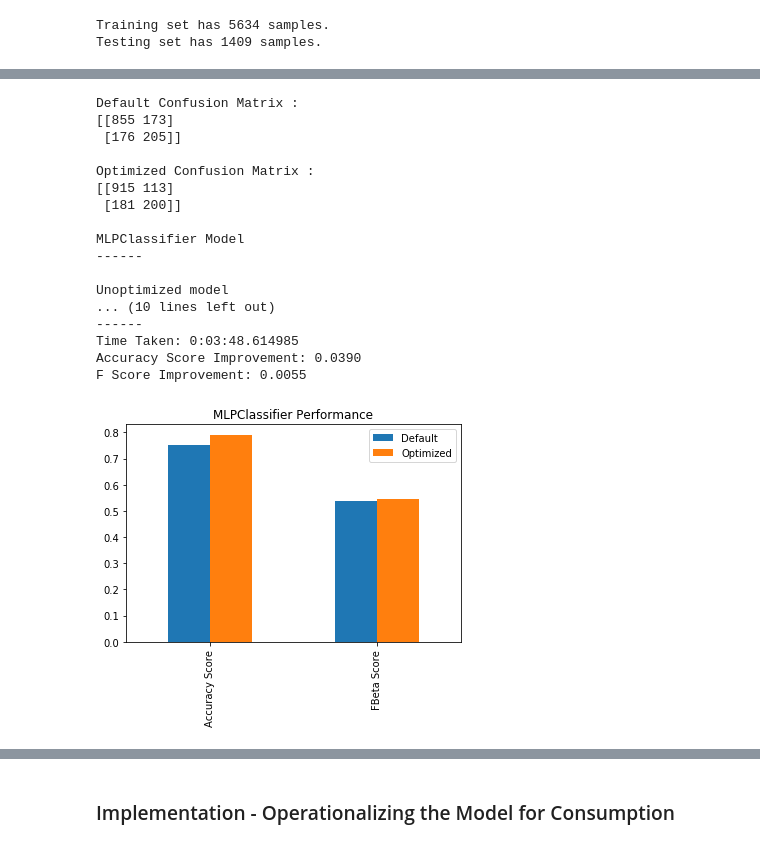
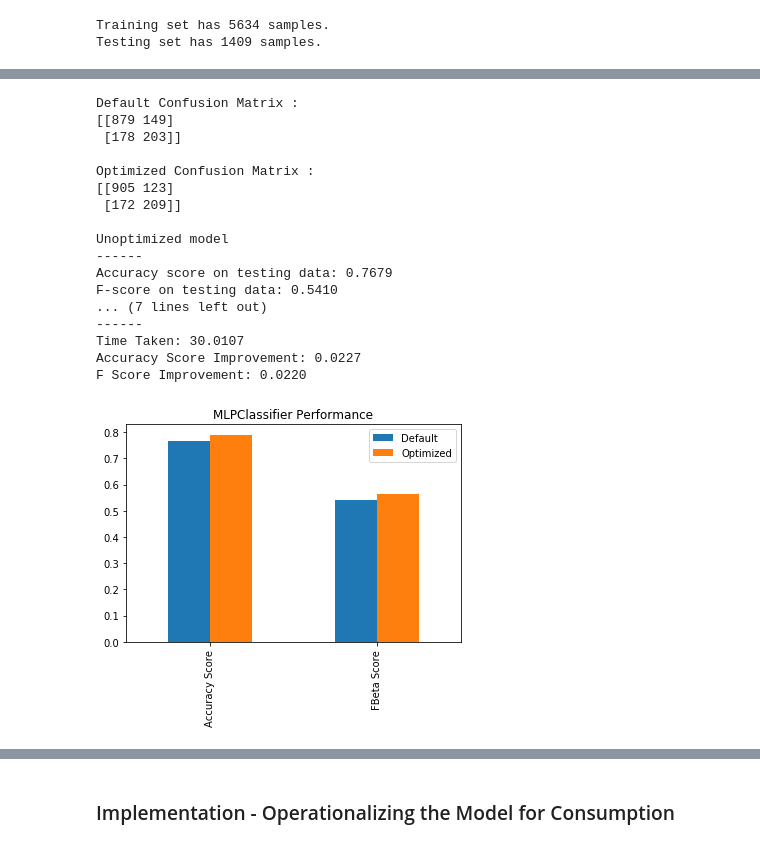
Before and after one commit to zachgardner/churn-detection, a Jupyter notebook: churn_detection_capstone.ipynb, the cells around one changed output, grey strips where cells are left out. Cells and saved outputs as stored; diff of their text form; code cells hidden in the pictures.

```diff
--- a/churn_detection_capstone.ipynb
+++ b/churn_detection_capstone.ipynb
@@ -318,9 +344,9 @@ start = time()
 
 #parameters = {'max_iter': [10,20, 25,30], 'alpha': 10.0 ** -np.arange(1, 5)}
 parameters = {
-    'hidden_layer_sizes': range(100,150,10),
-    'max_iter': range(200,240,20),
-    'activation': ['logistic', 'relu'],
+    'hidden_layer_sizes': [30,40,50, 60],
+    'max_iter': [10,20,30],
+    'activation': ['logistic', 'tanh', 'relu'],
     'solver': ['lbfgs', 'adam']
 }
 
@@ -354,24 +393,24 @@ Best parameters set found on development set:
 # %%
-ch.displayAccuracies(y_test, predictions, best_predictions, beta, best_clf_MLP.__class__.__name__, duration)
+ch.displayAccuracies(y_test, predictions, best_predictions, beta, best_clf_LR.__class__.__name__, duration)
 # %% [output]
 Default Confusion Matrix :
-[[855 173]
- [176 205]]
+[[879 149]
+ [178 203]]
 
 Optimized Confusion Matrix :
-[[915 113]
- [181 200]]
-
-MLPClassifier Model
-------
+[[905 123]
+ [172 209]]
 
 Unoptimized model
-... (10 lines left out)
 ------
-Time Taken: 0:03:48.614985
-Accuracy Score Improvement: 0.0390
-F Score Improvement: 0.0055
+Accuracy score on testing data: 0.7679
+F-score on testing data: 0.5410
+... (7 lines left out)
+------
+Time Taken: 30.0107
+Accuracy Score Improvement: 0.0227
+F Score Improvement: 0.0220
-[figure, old version]
+[figure, new version]
 # %%
 clf_Ada = clf_C
 
```
Also changed, not shown: parts of 32 cells of this notebook.
